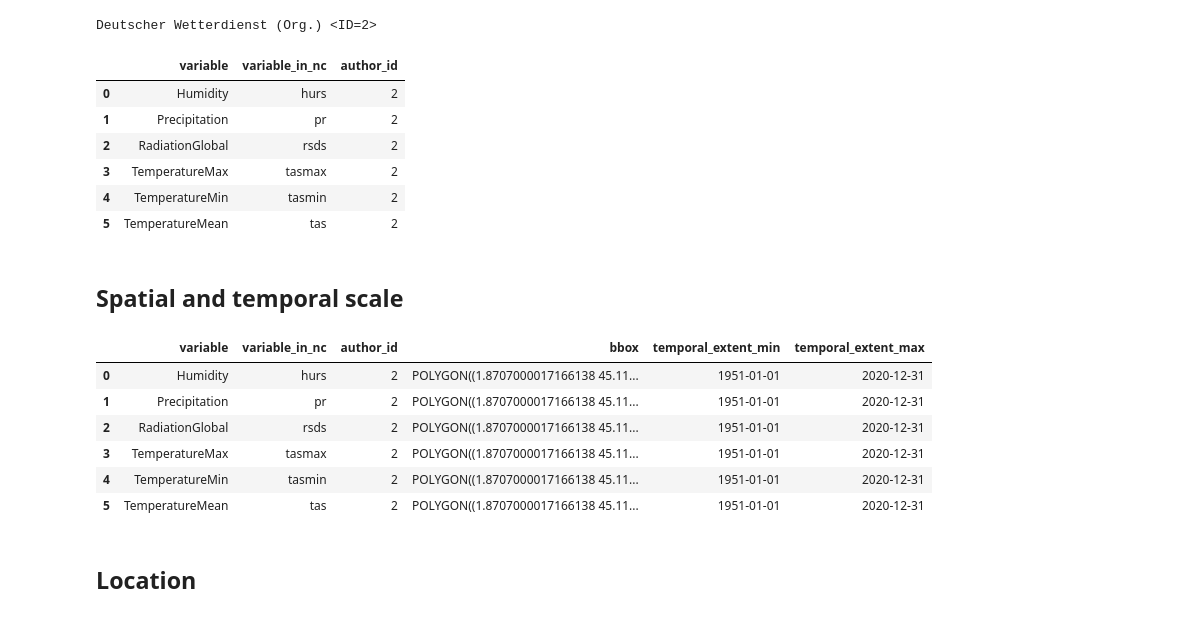
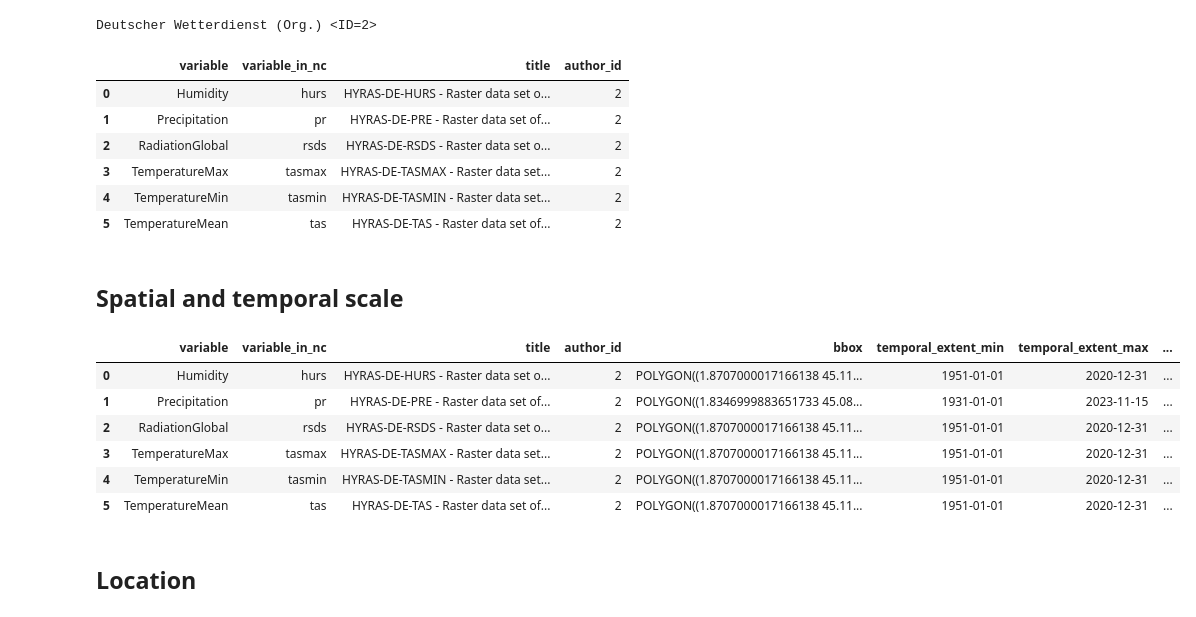
Before and after one commit to VForWaTer/scripts, a Jupyter notebook: hyras/upload_hyras.ipynb, the cells around one changed output. Cells and saved outputs as stored; diff of their text form; code cells hidden in the pictures.

```diff
--- a/hyras/upload_hyras.ipynb
+++ b/hyras/upload_hyras.ipynb
@@ -55,0 +57,9 @@ metadata
+# %%
+metadata.loc[metadata["variable"] == "TemperatureMax", "title"] = "HYRAS-DE-TASMAX - Raster data set of daily maximum temperature in °C for Germany"
+metadata.loc[metadata["variable"] == "TemperatureMean", "title"] = "HYRAS-DE-TAS - Raster data set of daily mean temperature in °C for Germany"
+metadata.loc[metadata["variable"] == "TemperatureMin", "title"] = "HYRAS-DE-TASMIN - Raster data set of daily minimum temperature in °C for Germany"
+metadata.loc[metadata["variable"] == "Humidity", "title"] = "HYRAS-DE-HURS - Raster data set of daily mean relative humidity in % for Germany"
+metadata.loc[metadata["variable"] == "Precipitation", "title"] = "HYRAS-DE-PRE - Raster data set of daily sums of precipitation in mm for Germany"
+metadata.loc[metadata["variable"] == "RadiationGlobal", "title"] = "HYRAS-DE-RSDS - Raster data set of daily mean global radiation in W/m^2 for Germany"
+
+metadata
@@ -71,50 +89,57 @@ Deutscher Wetterdienst (Org.) <ID=2>
 metadata['author_id'] = author.id
 metadata
 # %% [output]
-|  | variable | variable_in_nc | author_id |
-| 0 | Humidity | hurs | 2 |
-| 1 | Precipitation | pr | 2 |
-| 2 | RadiationGlobal | rsds | 2 |
-| 3 | TemperatureMax | tasmax | 2 |
-| 4 | TemperatureMin | tasmin | 2 |
-| 5 | TemperatureMean | tas | 2 |
+|  | variable | variable_in_nc | title | author_id |
+| 0 | Humidity | hurs | HYRAS-DE-HURS - Raster data set o... | 2 |
+| 1 | Precipitation | pr | HYRAS-DE-PRE - Raster data set of... | 2 |
+| 2 | RadiationGlobal | rsds | HYRAS-DE-RSDS - Raster data set o... | 2 |
+| 3 | TemperatureMax | tasmax | HYRAS-DE-TASMAX - Raster data set... | 2 |
+| 4 | TemperatureMin | tasmin | HYRAS-DE-TASMIN - Raster data set... | 2 |
+| 5 | TemperatureMean | tas | HYRAS-DE-TAS - Raster data set of... | 2 |
 # %% [markdown]
 ## Spatial and temporal scale
 # %%
 for var, var_nc in var_mapping.items():
     ds = xr.open_mfdataset(f"data/{var}/*.nc")
 
     # get bounding box for spatial extent
     min_lon = float(ds[var_nc].lon.min().values)
     min_lat = float(ds[var_nc].lat.min().values)
     max_lon = float(ds[var_nc].lon.max().values)
     max_lat = float(ds[var_nc].lat.max().values)
 
     bbox=f"POLYGON(({min_lon} {min_lat},{min_lon} {max_lat},{max_lon} {max_lat},{max_lon} {min_lat}, {min_lon} {min_lat}))"
 
     # add to metadata
-    metadata["bbox"] = bbox
+    metadata.loc[metadata['variable'] == var, 'bbox'] = bbox
 
     # get temporal extent
     min_time = ds[var_nc].time.min().values
     max_time = ds[var_nc].time.max().values
 
     min_time = pd.to_datetime(str(min_time)).to_pydatetime()
     max_time = pd.to_datetime(str(max_time)).to_pydatetime()
 
     # add to metadata as datetime object without time (00:00:00)
-    metadata["temporal_extent_min"] = datetime.datetime(min_time.year, min_time.month, min_time.day, 0, 0, 0)
-    metadata["temporal_extent_max"] = datetime.datetime(max_time.year, max_time.month, max_time.day, 0, 0, 0)
+    metadata.loc[metadata['variable'] == var, 'temporal_extent_min'] = datetime.datetime(min_time.year, min_time.month, min_time.day, 0, 0, 0)
+    metadata.loc[metadata['variable'] == var, 'temporal_extent_max'] = datetime.datetime(max_time.year, max_time.month, max_time.day, 0, 0, 0)
+
+# temporal resolution is always daily
+metadata['temporal_resolution'] = '1440min'
+
+# set spatial resolution to 1000 if variable is Precipitation, else 5000
+metadata.loc[metadata['variable'] == 'Precipitation', 'spatial_resolution'] = 1000
+metadata.loc[metadata['variable'] != 'Precipitation', 'spatial_resolution'] = 5000
 
 metadata
 # %% [output]
-|  | variable | variable_in_nc | author_id | bbox | temporal_extent_min | temporal_extent_max |
-| 0 | Humidity | hurs | 2 | POLYGON((1.8707000017166138 45.11... | 1951-01-01 | 2020-12-31 |
-| 1 | Precipitation | pr | 2 | POLYGON((1.8707000017166138 45.11... | 1951-01-01 | 2020-12-31 |
-| 2 | RadiationGlobal | rsds | 2 | POLYGON((1.8707000017166138 45.11... | 1951-01-01 | 2020-12-31 |
-| 3 | TemperatureMax | tasmax | 2 | POLYGON((1.8707000017166138 45.11... | 1951-01-01 | 2020-12-31 |
-| 4 | TemperatureMin | tasmin | 2 | POLYGON((1.8707000017166138 45.11... | 1951-01-01 | 2020-12-31 |
-| 5 | TemperatureMean | tas | 2 | POLYGON((1.8707000017166138 45.11... | 1951-01-01 | 2020-12-31 |
+|  | variable | variable_in_nc | title | author_id | bbox | temporal_extent_min | temporal_extent_max | ... |
+| 0 | Humidity | hurs | HYRAS-DE-HURS - Raster data set o... | 2 | POLYGON((1.8707000017166138 45.11... | 1951-01-01 | 2020-12-31 | ... |
+| 1 | Precipitation | pr | HYRAS-DE-PRE - Raster data set of... | 2 | POLYGON((1.8346999883651733 45.08... | 1931-01-01 | 2023-11-15 | ... |
+| 2 | RadiationGlobal | rsds | HYRAS-DE-RSDS - Raster data set o... | 2 | POLYGON((1.8707000017166138 45.11... | 1951-01-01 | 2020-12-31 | ... |
+| 3 | TemperatureMax | tasmax | HYRAS-DE-TASMAX - Raster data set... | 2 | POLYGON((1.8707000017166138 45.11... | 1951-01-01 | 2020-12-31 | ... |
+| 4 | TemperatureMin | tasmin | HYRAS-DE-TASMIN - Raster data set... | 2 | POLYGON((1.8707000017166138 45.11... | 1951-01-01 | 2020-12-31 | ... |
+| 5 | TemperatureMean | tas | HYRAS-DE-TAS - Raster data set of... | 2 | POLYGON((1.8707000017166138 45.11... | 1951-01-01 | 2020-12-31 | ... |
 # %% [markdown]
 ## Location
 # %%
```
Also changed, not shown: parts of 26 cells of this notebook.
